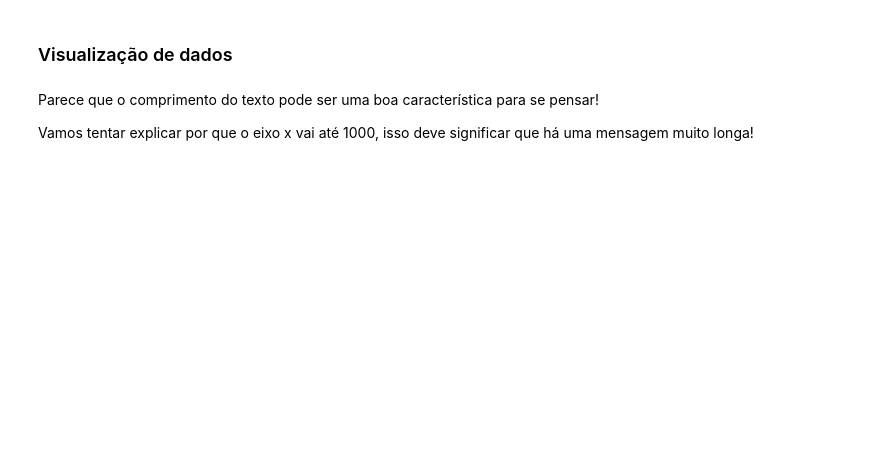
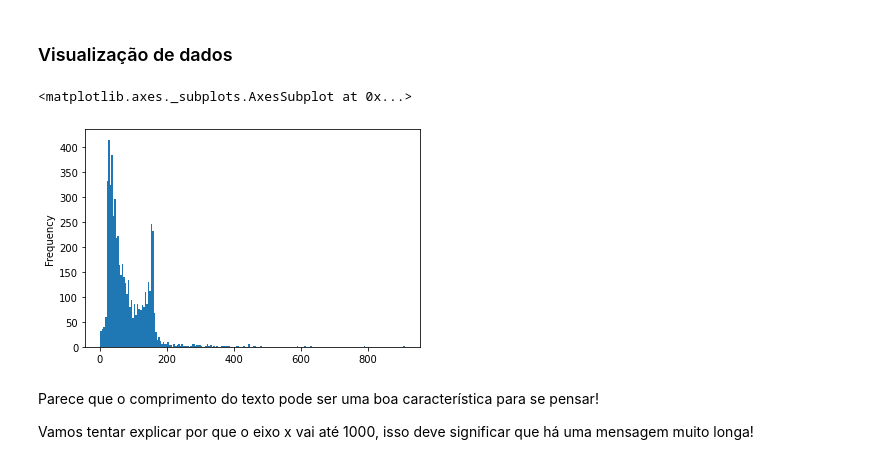
Before and after one commit to marcelodepaoli/20_Natural_Language_Processing, a Jupyter notebook: 01_NLP_(Natural_Language_Processing)_com_Python.ipynb, the cells around one changed output. Cells and saved outputs as stored; diff of their text form; code cells hidden in the pictures; blank space fills up the shorter version.

```diff
--- a/01_NLP_(Natural_Language_Processing)_com_Python.ipynb
+++ b/01_NLP_(Natural_Language_Processing)_com_Python.ipynb
@@ -31,2 +97,5 @@ Em vez de analisar o TSV manualmente usando Python, podemos aproveitar os pandas
 # %% [markdown]
 Usaremos read_csv com o argumento sep, também podemos especificar os nomes das colunas desejadas passando uma lista de nomes.
+# %%
+messages = pd.read_csv('SMSSpamCollection', sep='\t', names=["label", "message"])
+messages.head()
@@ -40,0 +135,3 @@ Vamos usar **groupby** para usar descrever por rótulo (label), dessa forma pode
+# %%
+messages["length"] = messages["message"].apply(len)
+messages.head()
@@ -43,3 +150,8 @@ Vamos usar **groupby** para usar descrever por rótulo (label), dessa forma pode
+# %%
+messages["length"].plot(bins=200, kind="hist")
+# %% [output]
+<matplotlib.axes._subplots.AxesSubplot at 0x...>
+[figure, added]
 # %% [markdown]
 Parece que o comprimento do texto pode ser uma boa característica para se pensar!
 
```
Also changed, not shown: parts of 41 cells of this notebook.
